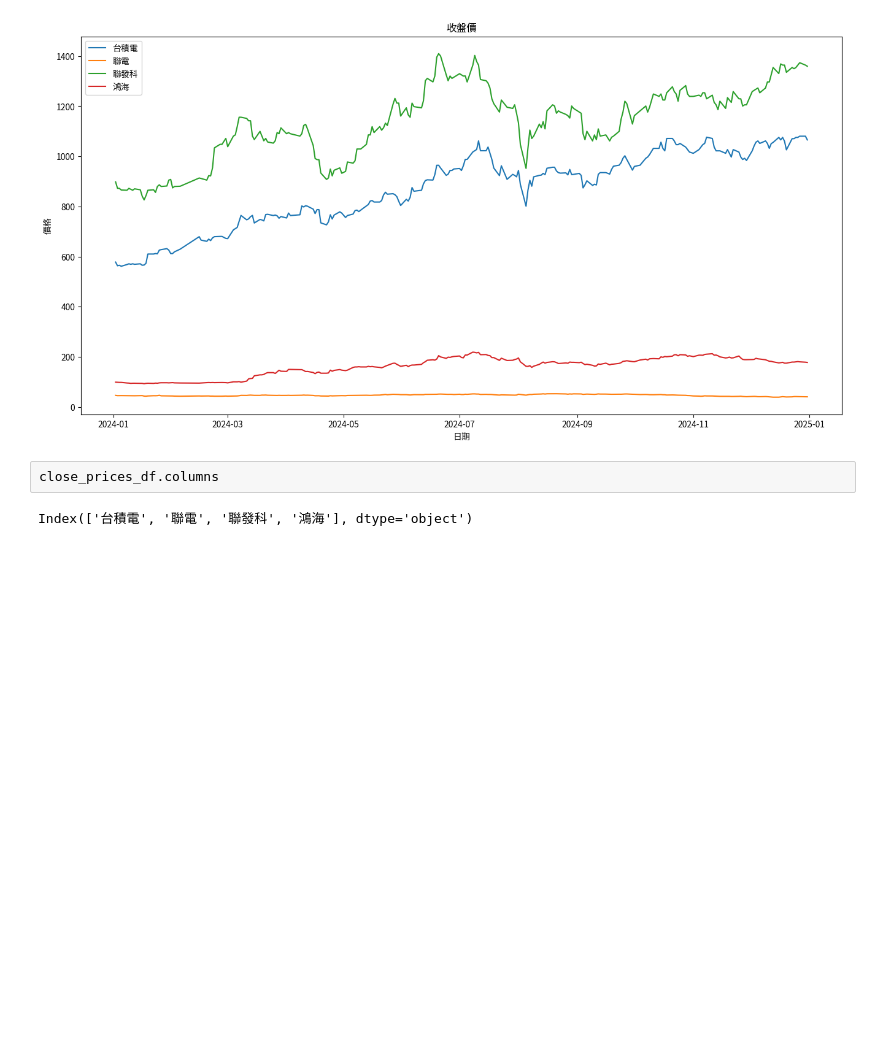
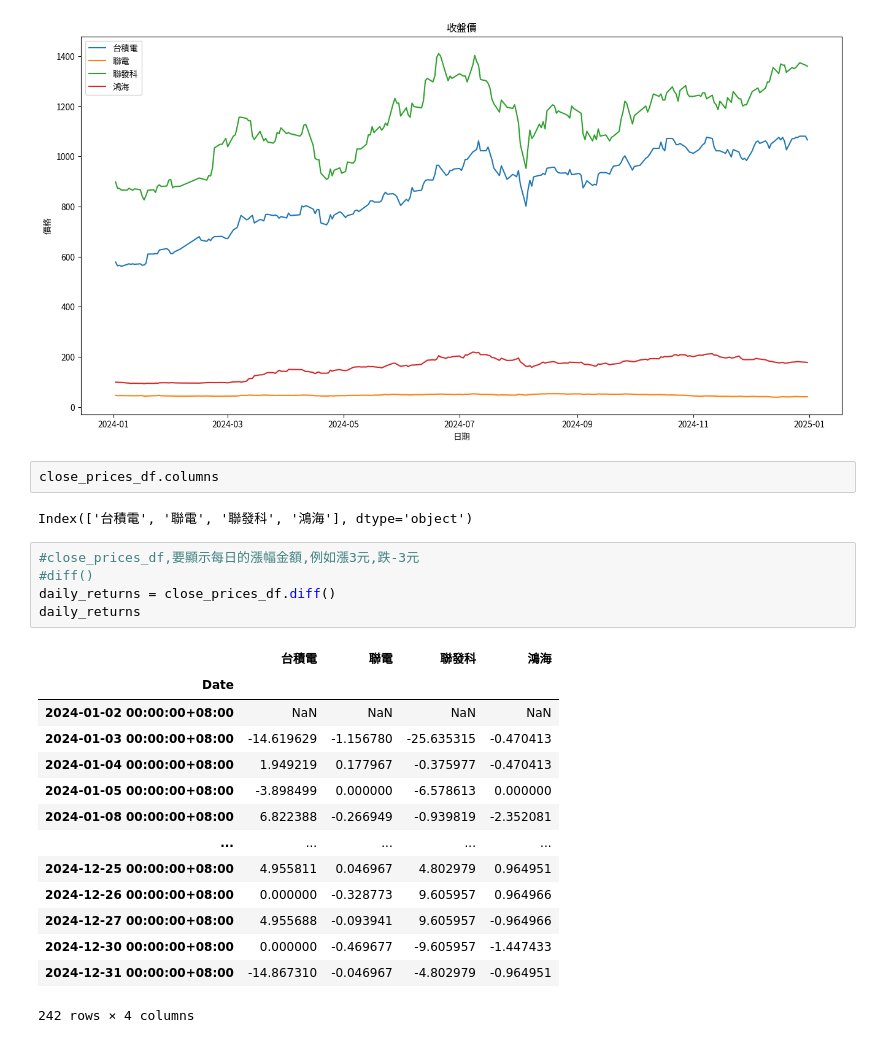
Before and after one commit to eRrokalt/Lesson2_1, a Jupyter notebook: lesson18/lesson18_2.ipynb, the cells around one changed output. Saved outputs shown, nothing was run; the diff lists cells and outputs as text; blank space fills up the shorter version.

```diff
--- a/lesson18/lesson18_2.ipynb
+++ b/lesson18/lesson18_2.ipynb
@@ -179,3 +179,23 @@ plt.show()
 close_prices_df.columns
 # %% [output]
 Index(['台積電', '聯電', '聯發科', '鴻海'], dtype='object')
+# %%
+#close_prices_df,要顯示每日的漲幅金額,例如漲3元,跌-3元
+#diff()
+daily_returns = close_prices_df.diff()
+daily_returns
+# %% [output]
+|  | 台積電 | 聯電 | 聯發科 | 鴻海 |
+| Date |  |  |  |  |
+| 2024-01-02 00:00:00+08:00 | NaN | NaN | NaN | NaN |
+| 2024-01-03 00:00:00+08:00 | -14.619629 | -1.156780 | -25.635315 | -0.470413 |
+| 2024-01-04 00:00:00+08:00 | 1.949219 | 0.177967 | -0.375977 | -0.470413 |
+| 2024-01-05 00:00:00+08:00 | -3.898499 | 0.000000 | -6.578613 | 0.000000 |
+| 2024-01-08 00:00:00+08:00 | 6.822388 | -0.266949 | -0.939819 | -2.352081 |
+| ... | ... | ... | ... | ... |
+| 2024-12-25 00:00:00+08:00 | 4.955811 | 0.046967 | 4.802979 | 0.964951 |
+| 2024-12-26 00:00:00+08:00 | 0.000000 | -0.328773 | 9.605957 | 0.964966 |
+| 2024-12-27 00:00:00+08:00 | 4.955688 | -0.093941 | 9.605957 | -0.964966 |
+| 2024-12-30 00:00:00+08:00 | 0.000000 | -0.469677 | -9.605957 | -1.447433 |
+| 2024-12-31 00:00:00+08:00 | -14.867310 | -0.046967 | -4.802979 | -0.964951 |
+242 rows × 4 columns
```
Also changed, not shown: parts of 1 cell of this notebook.
